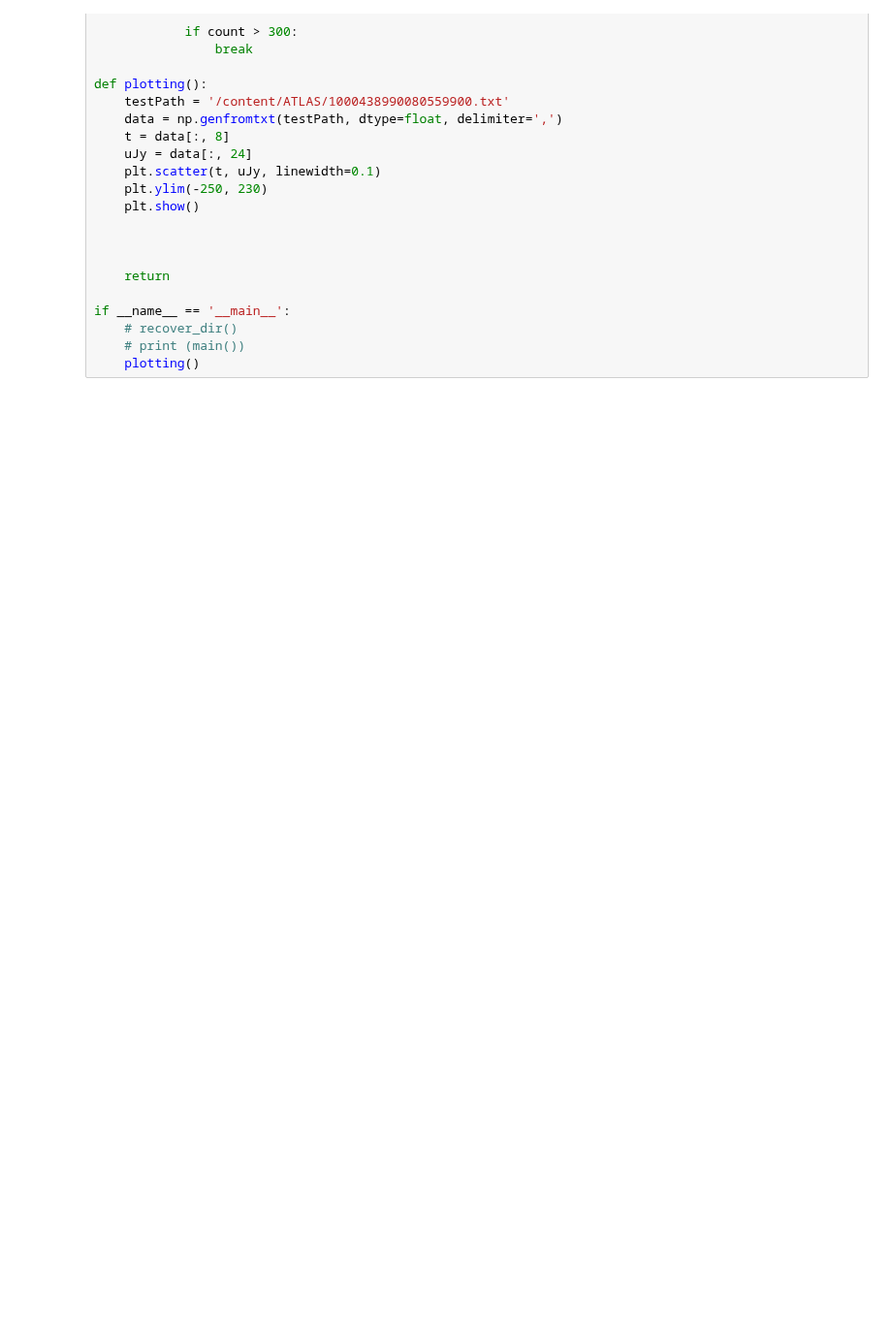
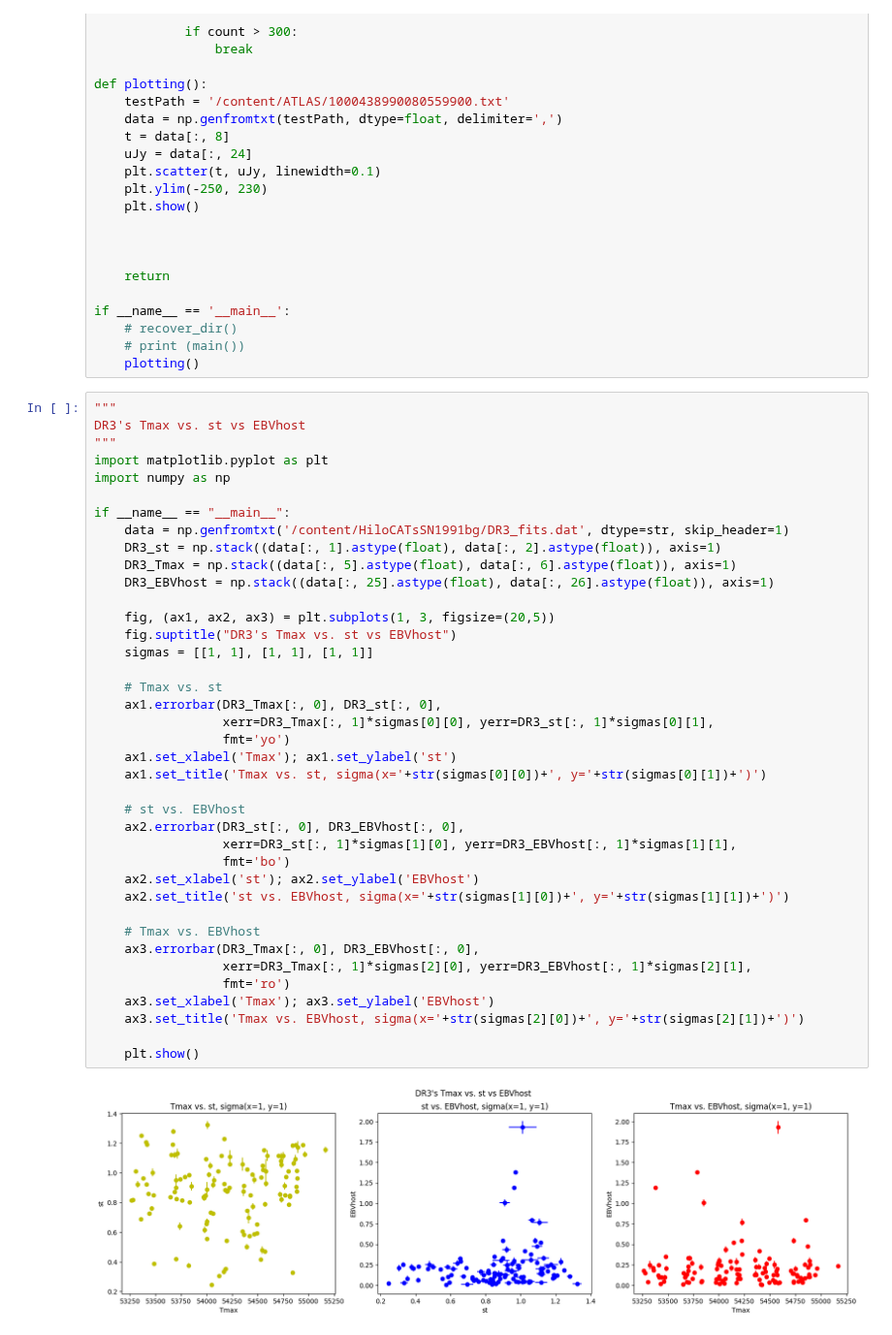
Before and after one commit to mekhi-woods/HiloCATsSN1991bg, a Jupyter notebook: main.ipynb, the cells around one changed output. Shown at 97% size. Saved outputs shown, nothing was run; the diff lists cells and outputs as text; blank space fills up the shorter version.

Commit message:
DR3's Tmax vs. st vs EBVhost

```diff
--- a/main.ipynb
+++ b/main.ipynb
@@ -345,3 +319,44 @@ if __name__ == '__main__':
     # recover_dir()
     # print (main())
     plotting()
+# %%
+"""
+DR3's Tmax vs. st vs EBVhost
+"""
+import matplotlib.pyplot as plt
+import numpy as np
+
+if __name__ == "__main__":
+    data = np.genfromtxt('/content/HiloCATsSN1991bg/DR3_fits.dat', dtype=str, skip_header=1)
+    DR3_st = np.stack((data[:, 1].astype(float), data[:, 2].astype(float)), axis=1)
+    DR3_Tmax = np.stack((data[:, 5].astype(float), data[:, 6].astype(float)), axis=1)
+    DR3_EBVhost = np.stack((data[:, 25].astype(float), data[:, 26].astype(float)), axis=1)
+
+    fig, (ax1, ax2, ax3) = plt.subplots(1, 3, figsize=(20,5))
+    fig.suptitle("DR3's Tmax vs. st vs EBVhost")
+    sigmas = [[1, 1], [1, 1], [1, 1]]
+
+    # Tmax vs. st
+    ax1.errorbar(DR3_Tmax[:, 0], DR3_st[:, 0],
+                 xerr=DR3_Tmax[:, 1]*sigmas[0][0], yerr=DR3_st[:, 1]*sigmas[0][1],
+                 fmt='yo')
+    ax1.set_xlabel('Tmax'); ax1.set_ylabel('st')
+    ax1.set_title('Tmax vs. st, sigma(x='+str(sigmas[0][0])+', y='+str(sigmas[0][1])+')')
+
+    # st vs. EBVhost
+    ax2.errorbar(DR3_st[:, 0], DR3_EBVhost[:, 0],
+                 xerr=DR3_st[:, 1]*sigmas[1][0], yerr=DR3_EBVhost[:, 1]*sigmas[1][1],
+                 fmt='bo')
+    ax2.set_xlabel('st'); ax2.set_ylabel('EBVhost')
+    ax2.set_title('st vs. EBVhost, sigma(x='+str(sigmas[1][0])+', y='+str(sigmas[1][1])+')')
+
+    # Tmax vs. EBVhost
+    ax3.errorbar(DR3_Tmax[:, 0], DR3_EBVhost[:, 0],
+                 xerr=DR3_Tmax[:, 1]*sigmas[2][0], yerr=DR3_EBVhost[:, 1]*sigmas[2][1],
+                 fmt='ro')
+    ax3.set_xlabel('Tmax'); ax3.set_ylabel('EBVhost')
+    ax3.set_title('Tmax vs. EBVhost, sigma(x='+str(sigmas[2][0])+', y='+str(sigmas[2][1])+')')
+
+    plt.show()
+# %% [output]
+[figure, added]
```
Also changed, not shown: parts of 2 cells of this notebook.
